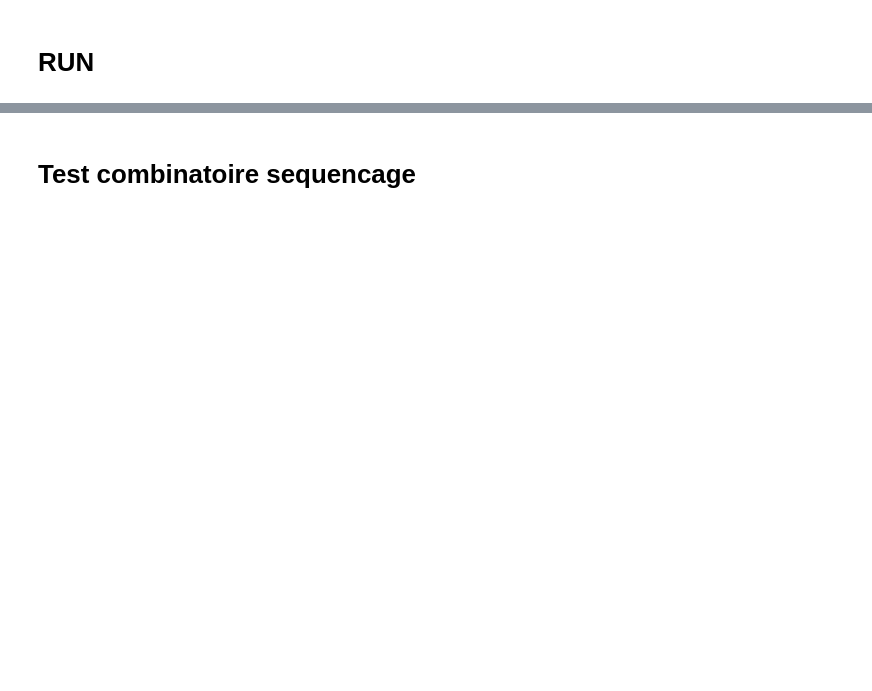
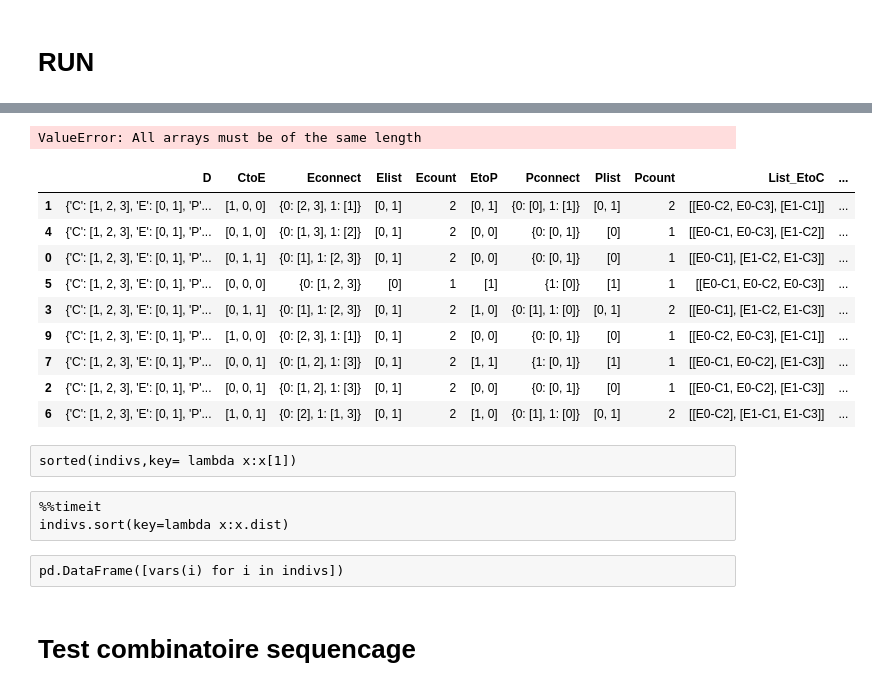
Before and after one commit to egos/valeo, a Jupyter notebook: NoteBook_GA_VALEO.ipynb, the cells around one changed output, grey strips where cells are left out. Drawn from its saved outputs; the diff is of its cells as text; code cells hidden in the pictures; blank space fills up the shorter version.

```diff
--- a/NoteBook_GA_VALEO.ipynb
+++ b/NoteBook_GA_VALEO.ipynb
@@ -209,0 +78,5 @@ array([2, 1, 1, 0])
+# %%
+%%time
+file = 'VALEO_full.tmj'
+algo = load_data_brut(file)
+df1 = indiv_init(algo, 50)
@@ -209,0 +172,24 @@ array([2, 1, 1, 0])
+# %%
+pd.DataFrame(algo.Comb)
+# %% [output]
+ValueError: All arrays must be of the same length
+# %%
+indiv_init(algo, 10)
+# %% [output]
+|  | D | CtoE | Econnect | Elist | Ecount | EtoP | Pconnect | Plist | Pcount | List_EtoC | ... |
+| 1 | {'C': [1, 2, 3], 'E': [0, 1], 'P'... | [1, 0, 0] | {0: [2, 3], 1: [1]} | [0, 1] | 2 | [0, 1] | {0: [0], 1: [1]} | [0, 1] | 2 | [[E0-C2, E0-C3], [E1-C1]] | ... |
+| 4 | {'C': [1, 2, 3], 'E': [0, 1], 'P'... | [0, 1, 0] | {0: [1, 3], 1: [2]} | [0, 1] | 2 | [0, 0] | {0: [0, 1]} | [0] | 1 | [[E0-C1, E0-C3], [E1-C2]] | ... |
+| 0 | {'C': [1, 2, 3], 'E': [0, 1], 'P'... | [0, 1, 1] | {0: [1], 1: [2, 3]} | [0, 1] | 2 | [0, 0] | {0: [0, 1]} | [0] | 1 | [[E0-C1], [E1-C2, E1-C3]] | ... |
+| 5 | {'C': [1, 2, 3], 'E': [0, 1], 'P'... | [0, 0, 0] | {0: [1, 2, 3]} | [0] | 1 | [1] | {1: [0]} | [1] | 1 | [[E0-C1, E0-C2, E0-C3]] | ... |
+| 3 | {'C': [1, 2, 3], 'E': [0, 1], 'P'... | [0, 1, 1] | {0: [1], 1: [2, 3]} | [0, 1] | 2 | [1, 0] | {0: [1], 1: [0]} | [0, 1] | 2 | [[E0-C1], [E1-C2, E1-C3]] | ... |
+| 9 | {'C': [1, 2, 3], 'E': [0, 1], 'P'... | [1, 0, 0] | {0: [2, 3], 1: [1]} | [0, 1] | 2 | [0, 0] | {0: [0, 1]} | [0] | 1 | [[E0-C2, E0-C3], [E1-C1]] | ... |
+| 7 | {'C': [1, 2, 3], 'E': [0, 1], 'P'... | [0, 0, 1] | {0: [1, 2], 1: [3]} | [0, 1] | 2 | [1, 1] | {1: [0, 1]} | [1] | 1 | [[E0-C1, E0-C2], [E1-C3]] | ... |
+| 2 | {'C': [1, 2, 3], 'E': [0, 1], 'P'... | [0, 0, 1] | {0: [1, 2], 1: [3]} | [0, 1] | 2 | [0, 0] | {0: [0, 1]} | [0] | 1 | [[E0-C1, E0-C2], [E1-C3]] | ... |
+| 6 | {'C': [1, 2, 3], 'E': [0, 1], 'P'... | [1, 0, 1] | {0: [2], 1: [1, 3]} | [0, 1] | 2 | [1, 0] | {0: [1], 1: [0]} | [0, 1] | 2 | [[E0-C2], [E1-C1, E1-C3]] | ... |
+# %% [raw]
+sorted(indivs,key= lambda x:x[1])
+# %% [raw]
+%%timeit
+indivs.sort(key=lambda x:x.dist)
+# %% [raw]
+pd.DataFrame([vars(i) for i in indivs])
```
Also changed, not shown: parts of 56 cells of this notebook, 2 other files.
